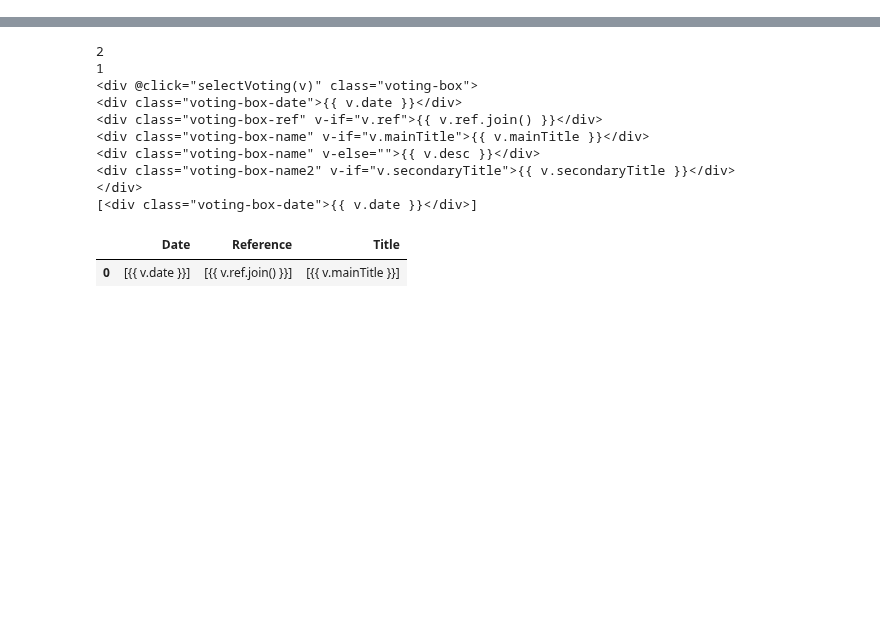
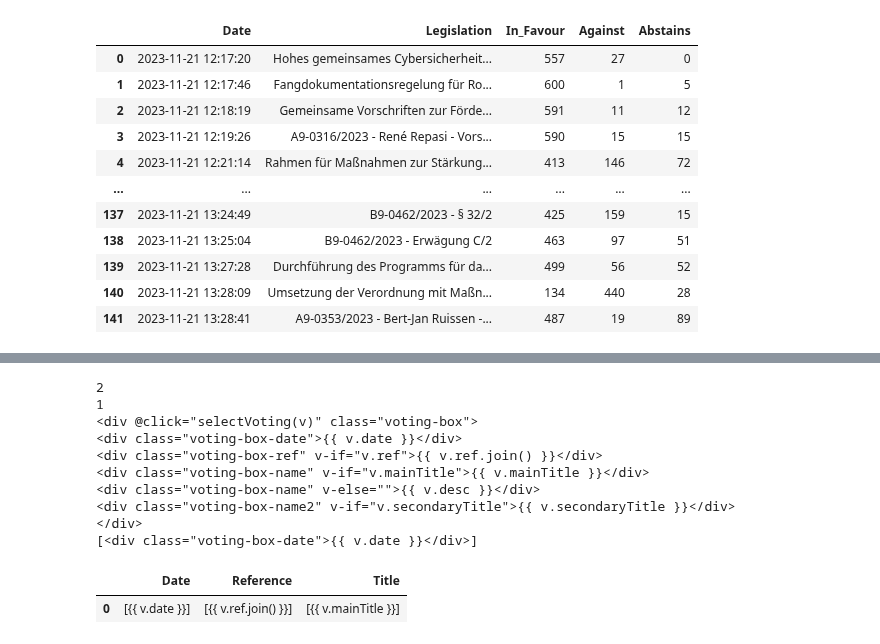
Before and after one commit to izu457/Thesis_Finetuning_GPT3.5_Political_Stance, a Jupyter notebook: base_line_comparisons.ipynb, the cells around one changed output, grey strips where cells are left out. Drawn from its saved outputs; the diff is of its cells as text; code cells hidden in the pictures; blank space fills up the shorter version.

```diff
--- a/base_line_comparisons.ipynb
+++ b/base_line_comparisons.ipynb
@@ -26,0 +16,5 @@ True
+# %%
+tree = ET.parse('PV-9-2023-11-21-RCV_DE.xml')
+root = tree.getroot()
+print(root.tag)
+root.attrib
@@ -26,0 +28,10 @@ True
+# %%
+date = []
+for child in root:
+    if child.attrib != {}:
+        date.append(child.attrib["Date"])
+    else:
+        continue
+print(date)
+
+print(len(root))
@@ -26,0 +84,57 @@ True
+# %%
+leg = []
+date = []
+in_favour = []
+against = []
+abstains = []
+count = 1
+
+
+for child in root.iter():
+    # Extract date if available
+    if "Date" in child.attrib:
+        date.append(child.attrib["Date"])
+
+    # Extract legislative text
+    if child.tag.endswith('Description.Text') and child.text is not None:
+        leg.append(child.text)
+
+    if child.tag.endswith("RollCallVote.Result"):
+        for c in child:
+
+            if c.tag.endswith('For'):
+                in_favour.append(c.attrib["Number"])
+            #print(len(in_favour))
+            if c.tag.endswith('Against'):
+                against.append(c.attrib["Number"])
+            #print(len(against))
+            if c.tag.endswith('Abstention'):
+                abstains.append(c.attrib["Number"])
+            #print(len(abstains))
+        # if length of in_favour is not equal to count, add 0 to in_favour
+        if len(in_favour) != count:
+            in_favour.append("0")
+        # if length of against is not equal to count, add 0 to against
+        if len(against) != count:
+            against.append("0")
+        # if length of abstains is not equal to count, add 0 to abstains
+        if len(abstains) != count:
+            abstains.append("0")
+        count += 1
+
+print(leg)
+print(len(root))
+print(date)
+print(in_favour)
+print(against)
+print(abstains)
+print(len(leg))
+print(len(date))
+print(len(in_favour))
+print(len(against))
+print(len(abstains))
+
+# Create a dataframe
+df = pd.DataFrame(list(zip(date, leg, in_favour, against, abstains)), columns = ["Date", "Legislation", "In_Favour", "Against", "Abstains"])
+display(df)
+# %% [output]
@@ -26,0 +152,12 @@ True
+|  | Date | Legislation | In_Favour | Against | Abstains |
+| 0 | 2023-11-21 12:17:20 | Hohes gemeinsames Cybersicherheit... | 557 | 27 | 0 |
+| 1 | 2023-11-21 12:17:46 | Fangdokumentationsregelung für Ro... | 600 | 1 | 5 |
+| 2 | 2023-11-21 12:18:19 | Gemeinsame Vorschriften zur Förde... | 591 | 11 | 12 |
+| 3 | 2023-11-21 12:19:26 | A9-0316/2023 - René Repasi - Vors... | 590 | 15 | 15 |
+| 4 | 2023-11-21 12:21:14 | Rahmen für Maßnahmen zur Stärkung... | 413 | 146 | 72 |
+| ... | ... | ... | ... | ... | ... |
+| 137 | 2023-11-21 13:24:49 | B9-0462/2023 - § 32/2 | 425 | 159 | 15 |
+| 138 | 2023-11-21 13:25:04 | B9-0462/2023 - Erwägung C/2 | 463 | 97 | 51 |
+| 139 | 2023-11-21 13:27:28 | Durchführung des Programms für da... | 499 | 56 | 52 |
+| 140 | 2023-11-21 13:28:09 | Umsetzung der Verordnung mit Maßn... | 134 | 440 | 28 |
+| 141 | 2023-11-21 13:28:41 | A9-0353/2023 - Bert-Jan Ruissen -... | 487 | 19 | 89 |
```
Also changed, not shown: parts of 6 cells of this notebook, 2 other files.
